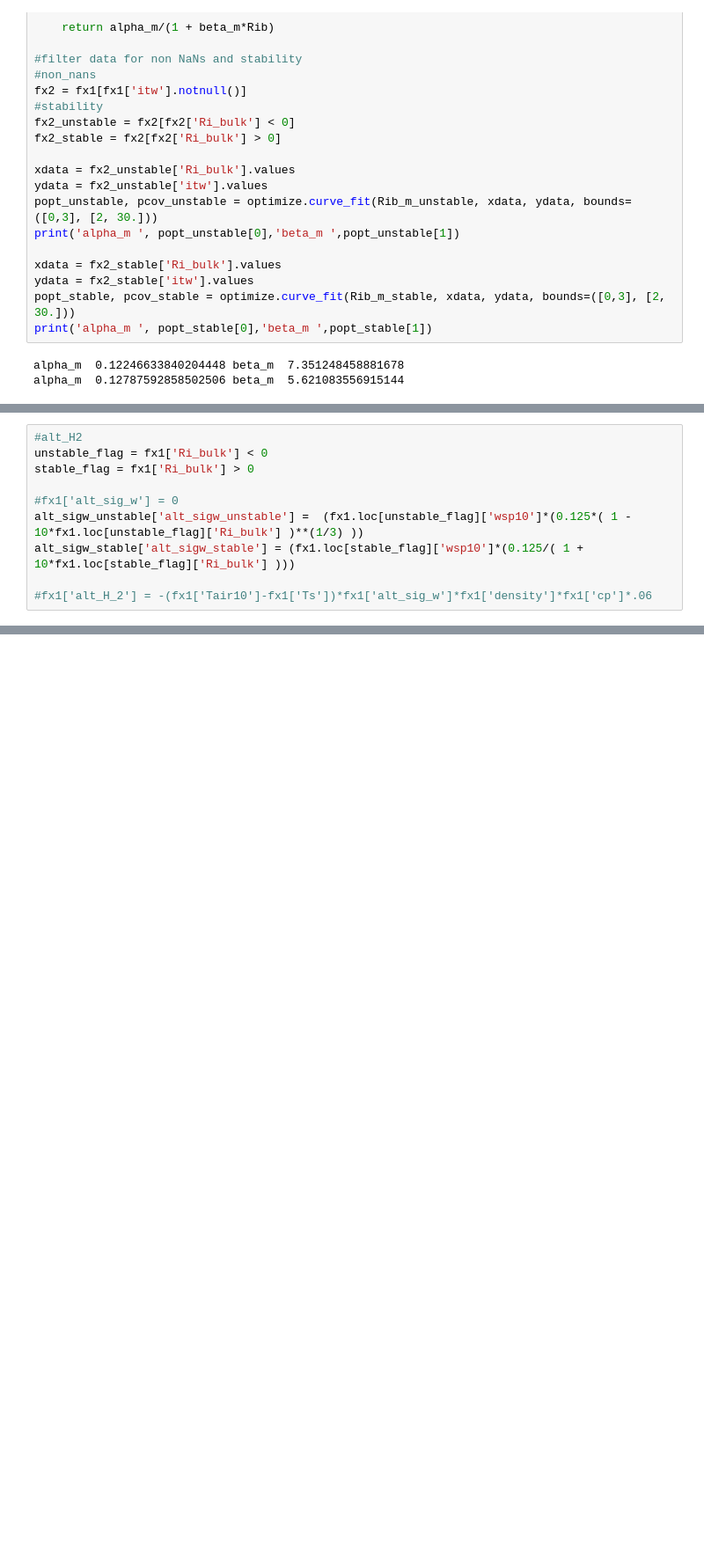
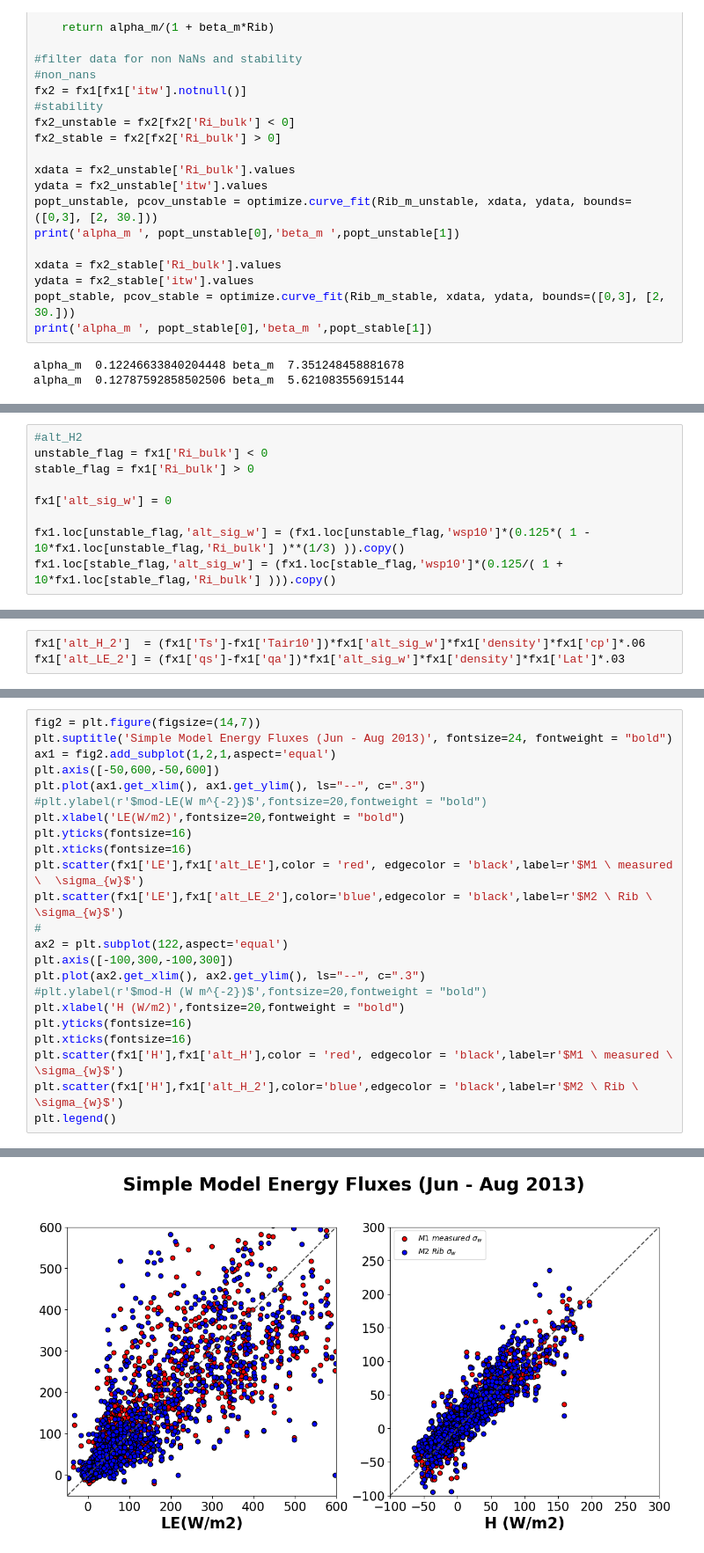
Before and after one commit to sreenathpaleri/Bulk_Richardson_Parameterizations, a Jupyter notebook: bv13analysis.ipynb, the cells around one changed output, grey strips where cells are left out. Shown at 88% size. Saved outputs shown, nothing was run; the diff lists cells and outputs as text; blank space fills up the shorter version.

```diff
--- a/bv13analysis.ipynb
+++ b/bv13analysis.ipynb
@@ -321,8 +328,7 @@ plt.legend(['Updated','Tilden'])
 unstable_flag = fx1['Ri_bulk'] < 0
 stable_flag = fx1['Ri_bulk'] > 0
 
-#fx1['alt_sig_w'] = 0
-alt_sigw_unstable['alt_sigw_unstable'] =  (fx1.loc[unstable_flag]['wsp10']*(0.125*( 1 - 10*fx1.loc[unstable_flag]['Ri_bulk'] )**(1/3) ))
-alt_sigw_stable['alt_sigw_stable'] = (fx1.loc[stable_flag]['wsp10']*(0.125/( 1 + 10*fx1.loc[stable_flag]['Ri_bulk'] )))
+fx1['alt_sig_w'] = 0
 
-#fx1['alt_H_2'] = -(fx1['Tair10']-fx1['Ts'])*fx1['alt_sig_w']*fx1['density']*fx1['cp']*.06
+fx1.loc[unstable_flag,'alt_sig_w'] = (fx1.loc[unstable_flag,'wsp10']*(0.125*( 1 - 10*fx1.loc[unstable_flag,'Ri_bulk'] )**(1/3) )).copy()
+fx1.loc[stable_flag,'alt_sig_w'] = (fx1.loc[stable_flag,'wsp10']*(0.125/( 1 + 10*fx1.loc[stable_flag,'Ri_bulk'] ))).copy()
@@ -351,0 +353,3 @@ ValueError: Cannot merge a Series without a name
+# %%
+fx1['alt_H_2']  = (fx1['Ts']-fx1['Tair10'])*fx1['alt_sig_w']*fx1['density']*fx1['cp']*.06
+fx1['alt_LE_2'] = (fx1['qs']-fx1['qa'])*fx1['alt_sig_w']*fx1['density']*fx1['Lat']*.03
@@ -351,0 +367,24 @@ ValueError: Cannot merge a Series without a name
+# %%
+fig2 = plt.figure(figsize=(14,7))
+plt.suptitle('Simple Model Energy Fluxes (Jun - Aug 2013)', fontsize=24, fontweight = "bold")
+ax1 = fig2.add_subplot(1,2,1,aspect='equal')
+plt.axis([-50,600,-50,600])
+plt.plot(ax1.get_xlim(), ax1.get_ylim(), ls="--", c=".3")
+#plt.ylabel(r'$mod-LE(W m^{-2})$',fontsize=20,fontweight = "bold")
+plt.xlabel('LE(W/m2)',fontsize=20,fontweight = "bold")
+plt.yticks(fontsize=16)
+plt.xticks(fontsize=16)
+plt.scatter(fx1['LE'],fx1['alt_LE'],color = 'red', edgecolor = 'black',label=r'$M1 \ measured \  \sigma_{w}$')
+plt.scatter(fx1['LE'],fx1['alt_LE_2'],color='blue',edgecolor = 'black',label=r'$M2 \ Rib \ \sigma_{w}$')
+#
+ax2 = plt.subplot(122,aspect='equal')
+plt.axis([-100,300,-100,300])
+plt.plot(ax2.get_xlim(), ax2.get_ylim(), ls="--", c=".3")
+#plt.ylabel(r'$mod-H (W m^{-2})$',fontsize=20,fontweight = "bold")
+plt.xlabel('H (W/m2)',fontsize=20,fontweight = "bold")
+plt.yticks(fontsize=16)
+plt.xticks(fontsize=16)
+plt.scatter(fx1['H'],fx1['alt_H'],color = 'red', edgecolor = 'black',label=r'$M1 \ measured \  \sigma_{w}$')
+plt.scatter(fx1['H'],fx1['alt_H_2'],color='blue',edgecolor = 'black',label=r'$M2 \ Rib \ \sigma_{w}$')
+plt.legend()
+# %% [output]
@@ -351,0 +392 @@ ValueError: Cannot merge a Series without a name
+[figure, added]
```
Also changed, not shown: parts of 11 cells of this notebook.
